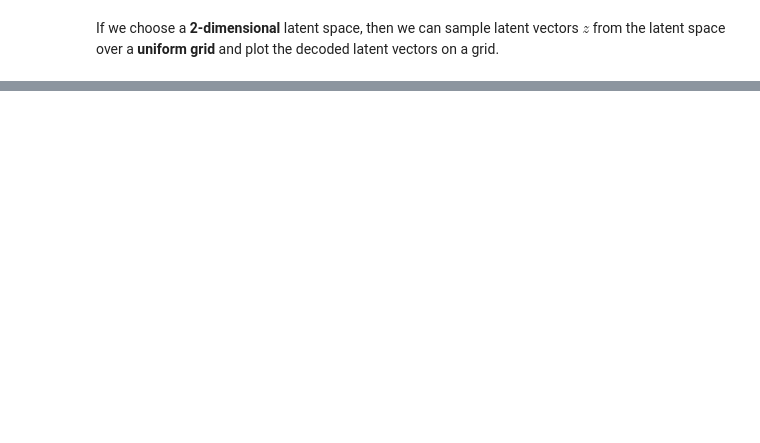
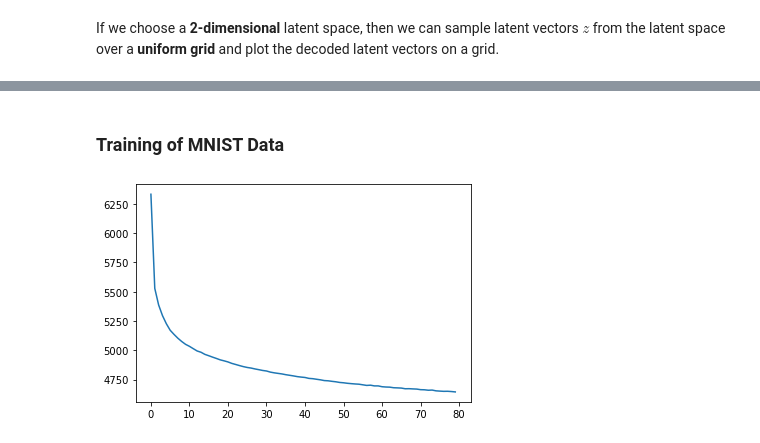
Before and after one commit to thomd/coursera-build-basic-generative-adversarial-networks, a Jupyter notebook: VAE.ipynb, the cells around one changed output, grey strips where cells are left out. Saved outputs shown, nothing was run; the diff lists cells and outputs as text; code cells hidden in the pictures; blank space fills up the shorter version.

```diff
--- a/VAE.ipynb
+++ b/VAE.ipynb
@@ -52,7 +51,8 @@ class Encoder(nn.Module):
     def forward(self, x):
         x = torch.flatten(x, start_dim=1)
         x = F.relu(self.linear1(x))
-        return self.linear2(x)
+        z = self.linear2(x)
+        return z
 
 
 class Decoder(nn.Module):
@@ -179,0 +232,2 @@ plt.imshow(img, extent=[*r0, *r1]);
+# %% [markdown]
+### Training of MNIST Data
@@ -179,0 +243,41 @@ plt.imshow(img, extent=[*r0, *r1]);
+# %%
+z_dim = 2
+lr = 0.001
+batch_size = 128
+epochs = 80
+
+vae = VariationalAutoencoder(z_dim).to(device)
+
+trainset = datasets.MNIST('.', transform=transforms.ToTensor(), download=True)
+trainloader = DataLoader(trainset, batch_size=batch_size, shuffle=True, drop_last=True)
+
+optimizer = torch.optim.Adam(vae.parameters(), lr=lr)
+loss_fn = MSEKLLoss()
+
+epoch_losses = []
+kl_losses = []
+
+with tqdm(total=epochs) as pbar:
+    for epoch in range(epochs):
+        epoch_loss = 0.0
+        for x, y in trainloader:
+            x = x.to(device)
+            optimizer.zero_grad()
+            x_hat = vae(x)
+#            loss = loss_fn(x, x_hat, vae.encoder.mu, vae.encoder.sigma)
+
+            kl_divergence = (vae.encoder.sigma**2 + vae.encoder.mu**2 - torch.log(vae.encoder.sigma) - 1/2).sum()
+            loss = ((target - predictions)**2).sum() + kl_divergence
+
+
+            epoch_loss = epoch_loss + loss.data.cpu()
+            loss.backward()
+            optimizer.step()
+        epoch_loss = epoch_loss / len(trainloader)
+        epoch_losses.append(epoch_loss)
+        pbar.set_description(f'Epoch {epoch}, Loss: {epoch_loss:.2f}')
+        pbar.update()
+# %%
+plt.plot(epoch_losses);
+# %% [output]
+[figure, added]
```
Also changed, not shown: parts of 18 cells of this notebook, 5 other files.
